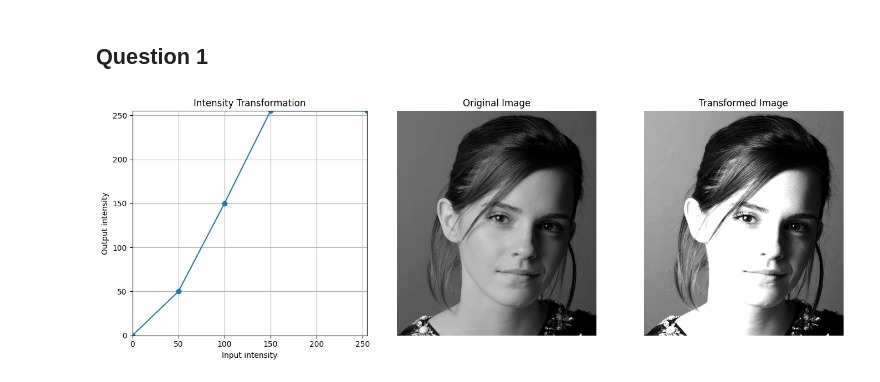
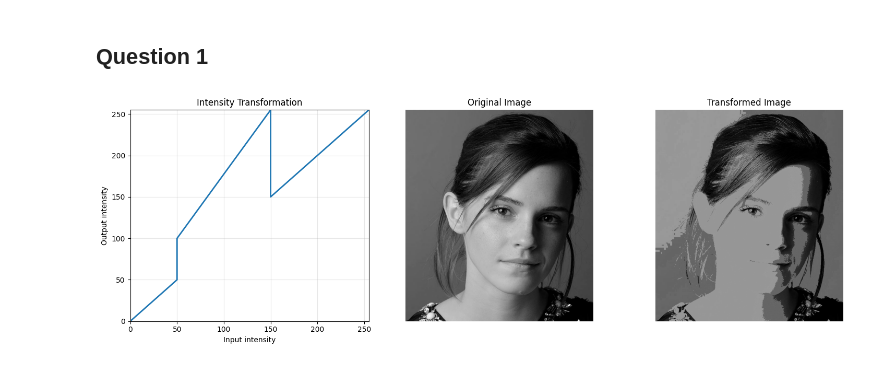
Before and after one commit to NethsanduKumarasinghe/EN3160_Assignment_01, a Jupyter notebook: EN3160_Assignment_01.ipynb, the cells around one changed output. Drawn from its saved outputs; the diff is of its cells as text; code cells hidden in the pictures.

```diff
--- a/EN3160_Assignment_01.ipynb
+++ b/EN3160_Assignment_01.ipynb
@@ -25,70 +25,68 @@ import matplotlib.pyplot as plt
 # %% [markdown]
 ## Question 1
 # %%
-# Load image
 image_path = "/content/images/q1.jpeg"
+
 im = cv.imread(image_path, cv.IMREAD_GRAYSCALE)
 
-# Intensity transformation function
+
 def intensity_transform(im, breakpoints):
-    breakpoints = np.asarray(breakpoints, dtype=np.float32)
-
     x = breakpoints[:, 0]
     y = breakpoints[:, 1]
 
-    if np.any(np.diff(x) <= 0):
-        raise ValueError("Input breakpoints must be increasing")
+    output = np.zeros_like(im, dtype=np.float32)
 
-    im_float = im.astype(np.float32)
-    output = np.zeros_like(im_float)
+    mask = im < 50
+    output[mask] = im[mask]
 
-    for i in range(len(x) - 1):
-        x0, x1 = x[i], x[i + 1]
-        y0, y1 = y[i], y[i + 1]
+    mask = (im >= 50) & (im < 100)
+    output[mask] = 100 + (im[mask] - 50) * (150 - 100) / (100 - 50)
 
-        mask = (im_float >= x0) & (im_float <= x1)
+    mask = (im >= 100) & (im < 150)
+    output[mask] = 150 + (im[mask] - 100) * (255 - 150) / (150 - 100)
 
-        output[mask] = y0 + (im_float[mask] - x0) * (y1 - y0) / (x1 - x0)
+    mask = im >= 150
+    output[mask] = 150 + (im[mask] - 150) * (255 - 150) / (255 - 150)
 
     return np.clip(output, 0, 255).astype(np.uint8)
 
 
-# Given breakpoints
 breakpoints = np.array([
     [0, 0],
     [50, 50],
     [100, 150],
     [150, 255],
     [255, 255]
 ])
 
-# Apply transformation
 transformed = intensity_transform(im, breakpoints)
 
-
-# Display transformation and images
-plt.figure(figsize=(14, 5))
-
+plt.figure(figsize=(15, 5))
 plt.subplot(1, 3, 1)
-plt.plot(breakpoints[:, 0], breakpoints[:, 1], 'o-')
+x_plot = [0, 50, 50, 150, 150, 255]
+y_plot = [0, 50, 100, 255, 150, 255]
+plt.plot(x_plot, y_plot, linewidth=2)
 plt.xlim(0, 255)
 plt.ylim(0, 255)
+
 plt.xlabel("Input intensity")
 plt.ylabel("Output intensity")
 plt.title("Intensity Transformation")
-plt.grid()
+
+plt.grid(alpha=0.3)
 
 plt.subplot(1, 3, 2)
 plt.imshow(im, cmap="gray", vmin=0, vmax=255)
 plt.title("Original Image")
 plt.axis("off")
 
 plt.subplot(1, 3, 3)
 plt.imshow(transformed, cmap="gray", vmin=0, vmax=255)
 plt.title("Transformed Image")
 plt.axis("off")
 
 plt.tight_layout()
+
 plt.show()
 # %% [output]
-[figure, old version]
+[figure, new version]
```
